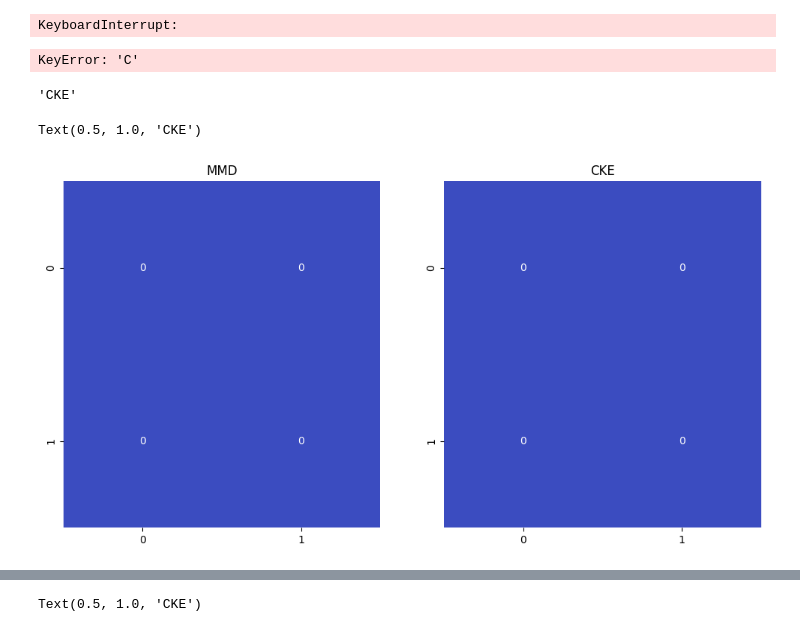
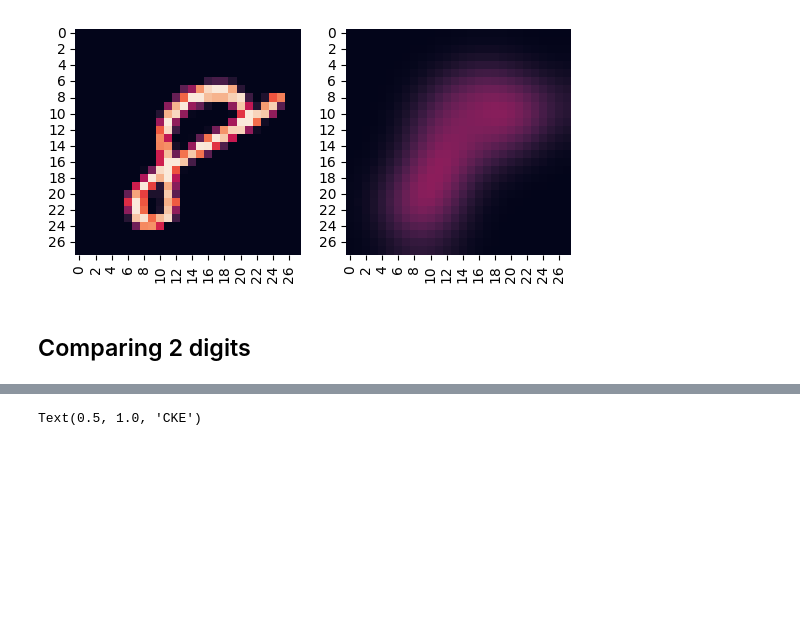
Before and after one commit to leonardoVsantoro/Kernel-Likelihood-Ratio-Two-Sample-Test, a Jupyter notebook: MNIST.ipynb, the cells around one changed output, grey strips where cells are left out. Drawn from its saved outputs; the diff is of its cells as text; code cells hidden in the pictures; blank space fills up the shorter version.

Commit message:
MNIST and EEG

```diff
--- a/MNIST.ipynb
+++ b/MNIST.ipynb
@@ -46,48 +17,22 @@ def run_perturbed_minst_test(x_num, y_num, sigma, num_permutations, num_samples)
-# %%
-selection_of_digits = [3,8]
-NUM_CORES = 10
-
-num_replications = 10
-num_samples = 50
-num_permutations = 100
-
-sigma = .25
-
-iter_args = [(x_num, y_num, sigma, num_permutations, num_samples)
-             for x_num in selection_of_digits for y_num in selection_of_digits for _ in range(num_replications)]
-# iter_args = [(selection_of_digits, sigma, num_permutations, num_samples) for _ in range(num_replications)]
-results = Parallel(n_jobs=NUM_CORES)(delayed(run_perturbed_minst_test)(*args) for args in tqdm(iter_args))
-# results = [item for sublist in results for item in sublist]
-# %% [output]
-KeyboardInterrupt:
-# %%
-summary = {'CKE' : defaultdict(list), 'MMD' : defaultdict(list)}
-for line in results:
-    summary[line[0]][line[1], line[2]].append(line[3])
-# %% [output]
-KeyError: 'C'
-# %%
-line
-# %% [output]
-'CKE'
-# %%
-S = len(selection_of_digits)
-MMD_matrix = np.zeros((S,S)); CKE_matrix = np.zeros((S,S))
-for i, x_num in enumerate(selection_of_digits):
-    for j, y_num in enumerate(selection_of_digits):
-        CKE_matrix[i, j] = sum(summary['CKE'][(x_num, y_num)]) / num_replications;   CKE_matrix[j, i] = CKE_matrix[i, j]
-        MMD_matrix[i, j] = sum(summary['MMD'][(x_num, y_num)]) / num_replications;   MMD_matrix[j, i] = MMD_matrix[i, j]
-
-
-fig, [axMMD, axCKE] = plt.subplots(1, 2, figsize=(12, 6))
-vmin = 0; vmax = 1
-sns.heatmap(MMD_matrix, annot=True, ax=axMMD, cmap='coolwarm', cbar=False, vmin=vmin, vmax=vmax)
-sns.heatmap(CKE_matrix, annot=True, ax=axCKE, cmap='coolwarm', cbar=False, vmin=vmin, vmax=vmax)
-axMMD.set_title('MMD')
-axCKE.set_title('CKE')
-# %% [output]
-Text(0.5, 1.0, 'CKE')
-[figure, removed]
+# %%
+sigma = .25
+X = mnist_data_train.values[-1]
+# X += np.random.normal(0, sigma, X.shape)
+
+fig, [axl, axr] = plt.subplots(1,2)
+
+im = X.reshape(28,28)
+sns.heatmap(im, ax = axl, square=True, cbar = False)
+
+
+blur_sigma = 3
+blurred_im = gaussian_filter(im,blur_sigma)
+# blurred_im =( X + np.random.normal(0, .25, X.shape)).reshape(28,28)
+
+sns.heatmap(blurred_im, ax = axr, square=True, cbar = False, vmin = im.min(), vmax = im.max())
+plt.show()
+# %% [output]
+[figure, added]
 # %%
 selection_of_digits = [1,3,8]
 
@@ -117,3 +62,5 @@ for rep in tqdm( range(num_replications)):
                 CKE_p_value = CKE_two_sample_test(X,Y, kappa_K = 1e4)(num_permutations)
                 cke_tests[(x_num, y_num)].append(1 if CKE_p_value < 0.05 else 0)
                 cke_tests[(y_num , x_num)].append(1 if CKE_p_value < 0.05 else 0)
+# %% [markdown]
+## Comparing 2 digits
```
Also changed, not shown: parts of 23 cells of this notebook, 2 other files.
